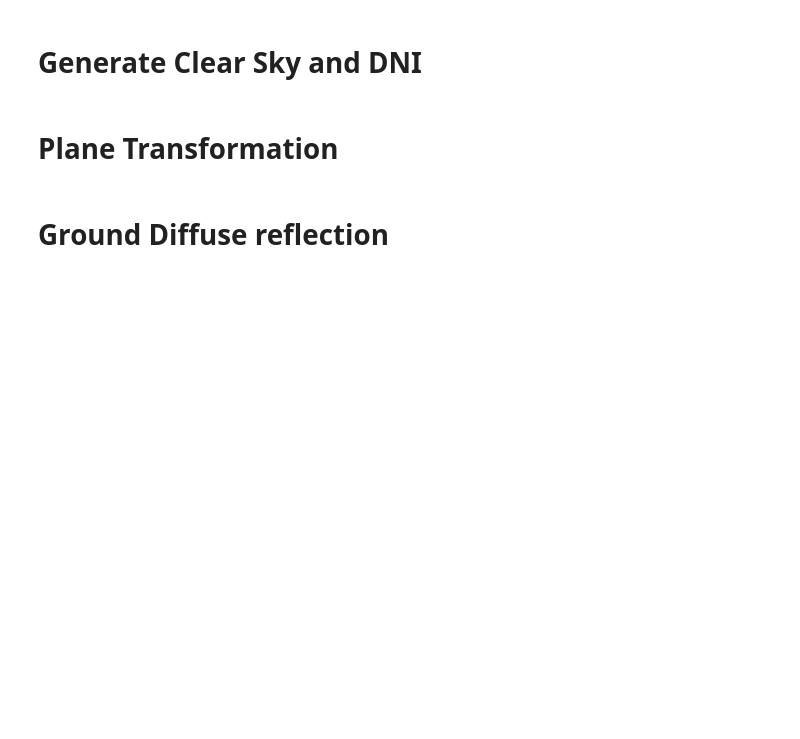
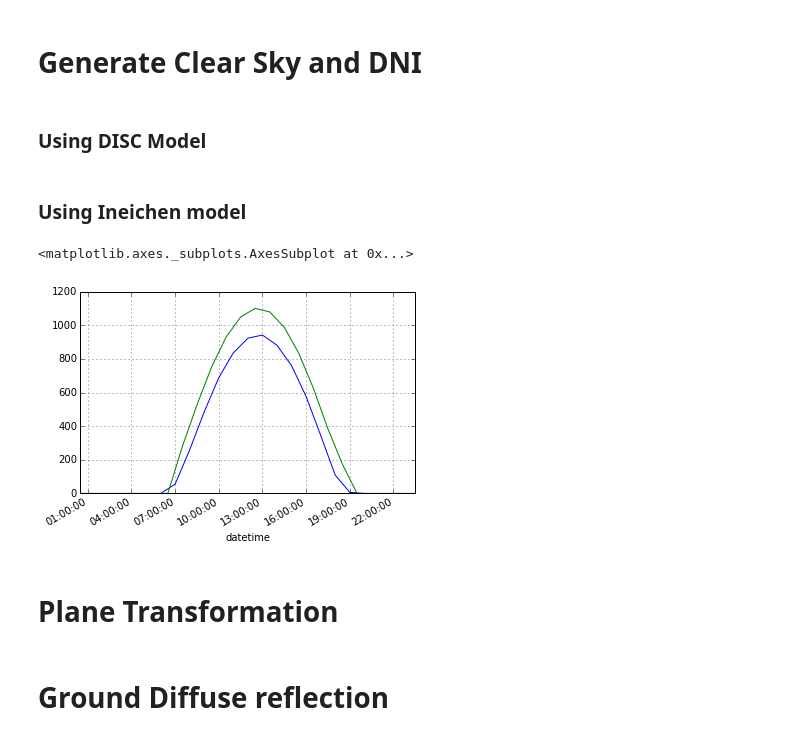
Before and after one commit to edresch/PVLIB_Python, a Jupyter notebook: pvlib/docs/tutorials/Tutorial_1_introduction.ipynb, the cells around one changed output. Saved outputs shown, nothing was run; the diff lists cells and outputs as text; code cells hidden in the pictures; blank space fills up the shorter version.

```diff
--- a/pvlib/docs/tutorials/Tutorial_1_introduction.ipynb
+++ b/pvlib/docs/tutorials/Tutorial_1_introduction.ipynb
@@ -15,9 +19,6 @@ import pandas as pd
 fname='./data/723650TY.csv' #Use absolute path if the file is not in the local directory
 TMY, meta=pvlib.tmy.readtmy3(filename=fname)
 # %%
-meta['longitude']=-79.2
-meta['latitude']=43.42
-meta['TZ']=-7
 meta['SurfTilt']=30
 meta['SurfAz']=0
 meta['Albedo']=0.2
@@ -65,6 +59,8 @@ TMY['HExtra']=pvlib.irradiance.extraradiation(doy=TMY.index.dayofyear)
 TMY['AM']=pvlib.clearsky.relativeairmass(z=TMY.SunZen)
 # %% [markdown]
 # Generate Clear Sky and DNI
+# %% [markdown]
+### Using DISC Model
 # %%
 
 DFOut=pvlib.clearsky.disc(Time=TMY.index,GHI=TMY.GHI, SunZen=TMY.SunZen)
@@ -73,6 +69,18 @@ TMY['DNI_gen_DISC']=DFOut['DNI_gen_DISC']
 TMY['Kt_gen_DISC']=DFOut['Kt_gen_DISC']
 TMY['AM']=DFOut['AM']
 TMY['Ztemp']=DFOut['Ztemp']
+# %% [markdown]
+### Using Ineichen model
+# %%
+DFOut=pvlib.clearsky.clearsky_ineichen(Time=TMY.index, Location=alb_loc)
+
+TMY['Inechien_GHI']=DFOut.ClearSkyGHI
+# %%
+TMY.GHI['March 25th,1987'].plot()
+TMY.Inechien_GHI['March 25th,1987'].shift(1,'30min').plot()
+# %% [output]
+<matplotlib.axes._subplots.AxesSubplot at 0x...>
+[figure, added]
 # %% [markdown]
 # Plane Transformation
 # %%
```
Also changed, not shown: parts of 7 cells of this notebook, 1 other file.
